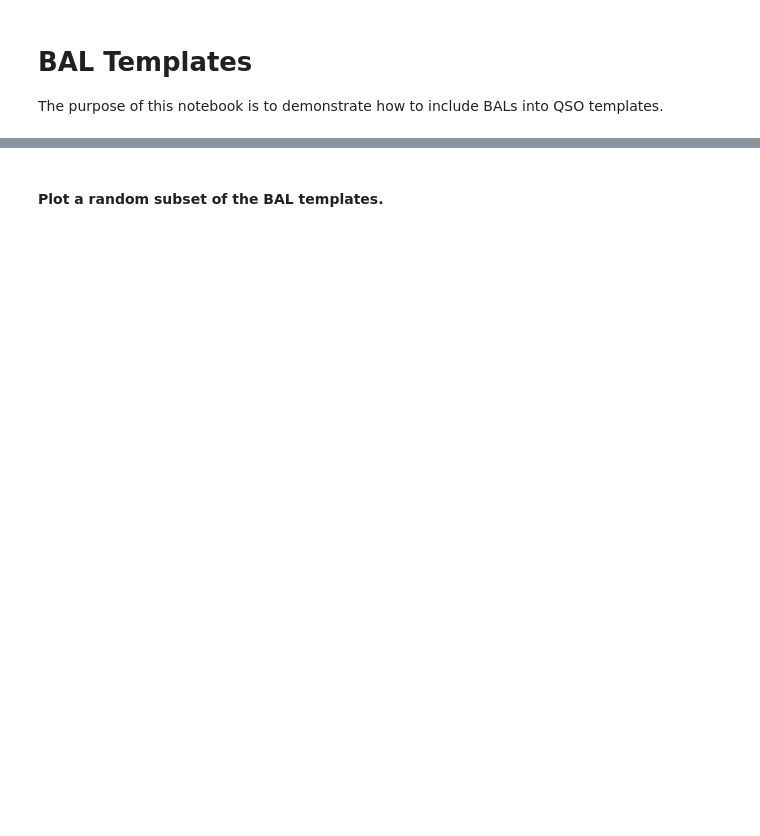
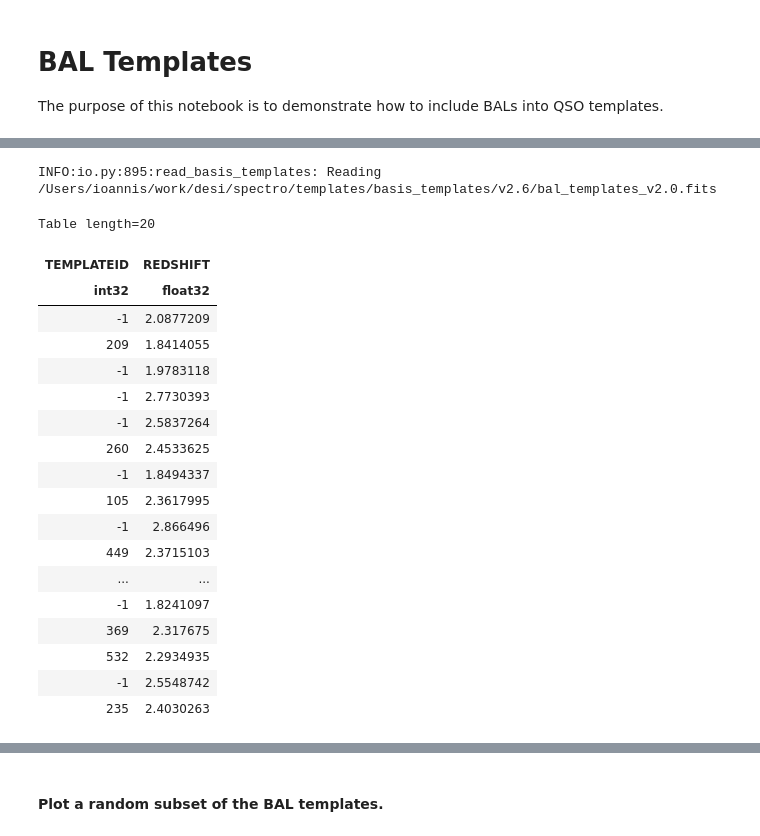
Before and after one commit to desihub/desisim, a Jupyter notebook: doc/nb/bal-templates.ipynb, the cells around one changed output, grey strips where cells are left out. Cells and saved outputs as stored; diff of their text form; code cells hidden in the pictures; blank space fills up the shorter version.

```diff
--- a/doc/nb/bal-templates.ipynb
+++ b/doc/nb/bal-templates.ipynb
@@ -16,0 +45,25 @@ rand = np.random.RandomState(seed)
+# %%
+bal = BAL()
+simflux_bal, balmeta = bal.insert_bals(simwave, simflux, simmeta['REDSHIFT'], balprob=0.5, seed=seed)
+balmeta
+# %% [output]
+INFO:io.py:895:read_basis_templates: Reading /Users/ioannis/work/desi/spectro/templates/basis_templates/v2.6/bal_templates_v2.0.fits
+Table length=20
+| TEMPLATEID | REDSHIFT |
+| int32 | float32 |
+| -1 | 2.0877209 |
+| 209 | 1.8414055 |
+| -1 | 1.9783118 |
+| -1 | 2.7730393 |
+| -1 | 2.5837264 |
+| 260 | 2.4533625 |
+| -1 | 1.8494337 |
+| 105 | 2.3617995 |
+| -1 | 2.866496 |
+| 449 | 2.3715103 |
+| ... | ... |
+| -1 | 1.8241097 |
+| 369 | 2.317675 |
+| 532 | 2.2934935 |
+| -1 | 2.5548742 |
+| 235 | 2.4030263 |
```
Also changed, not shown: parts of 13 cells of this notebook.
